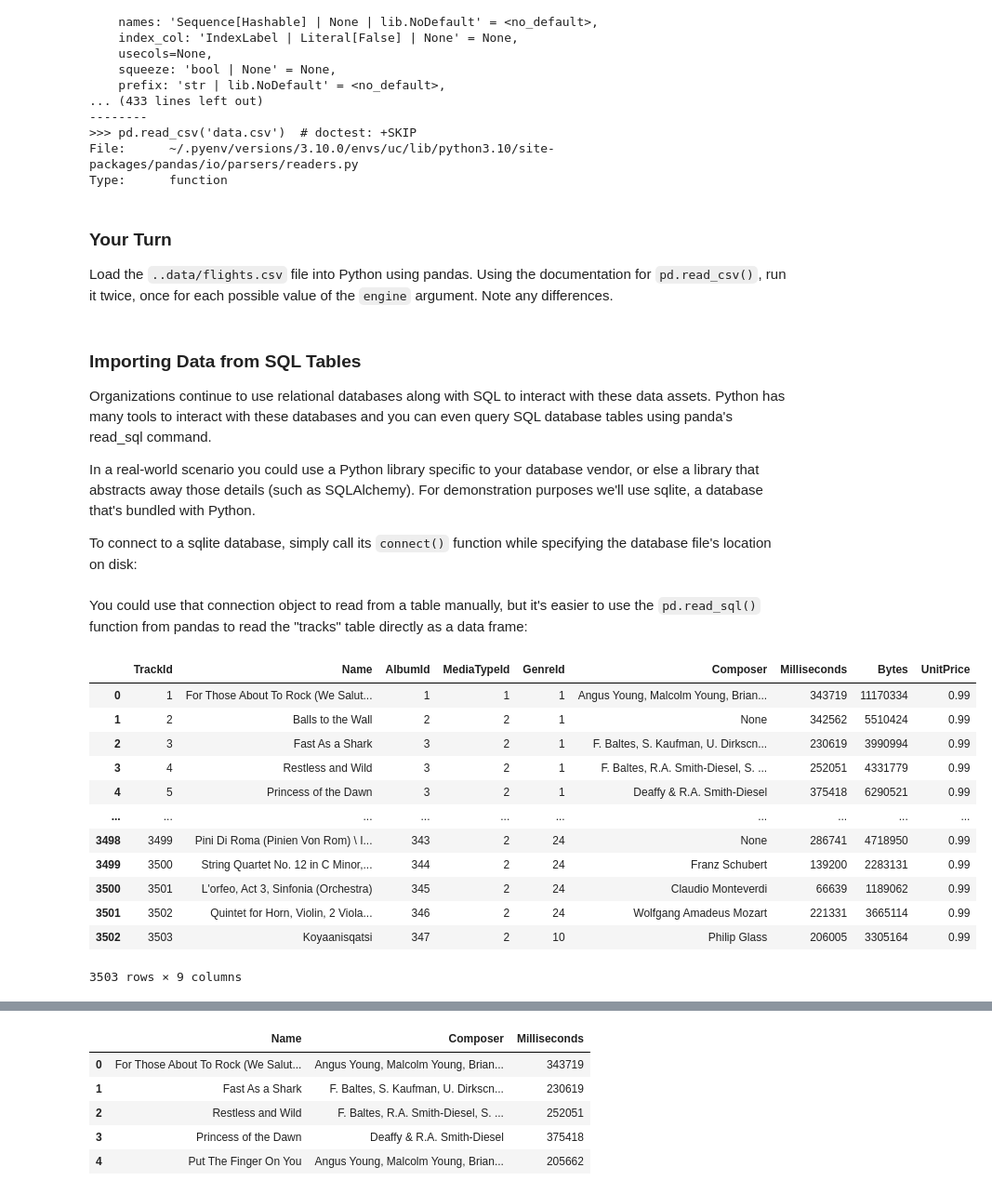
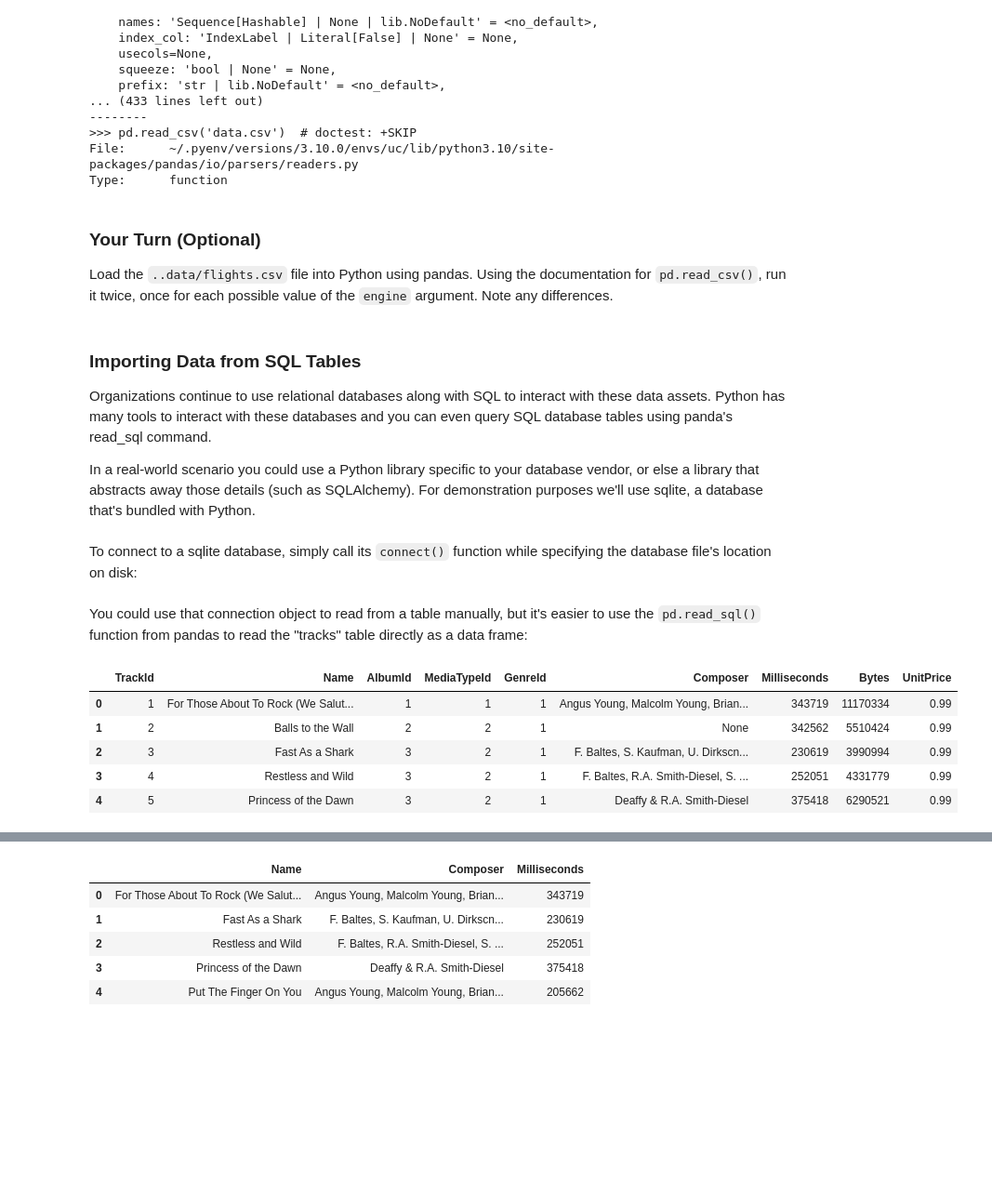
Before and after one commit to uc-python/python-training-cincinnati-insurance, a Jupyter notebook: notebooks/09-Importing-Data.ipynb, the cells around one changed output, grey strips where cells are left out. Shown: that part at 93% size. Cells and saved outputs as stored; diff of their text form; code cells hidden in the pictures; blank space fills up the shorter version.

```diff
--- a/notebooks/09-Importing-Data.ipynb
+++ b/notebooks/09-Importing-Data.ipynb
@@ -122,7 +128,7 @@ pd.read_csv(
 File:      ~/.pyenv/versions/3.10.0/envs/uc/lib/python3.10/site-packages/pandas/io/parsers/readers.py
 Type:      function
 # %% [markdown]
-### Your Turn
+### Your Turn (Optional)
 
 Load the `..data/flights.csv` file into Python using pandas. Using the documentation for `pd.read_csv()`, run it twice, once for each possible value of the `engine` argument. Note any differences.
 # %% [markdown]
@@ -131,8 +137,8 @@ Load the `..data/flights.csv` file into Python using pandas. Using the documenta
 Organizations continue to use relational databases along with SQL to interact with these data assets. Python has many tools to interact with these databases and you can even query SQL database tables using panda's read_sql command.
 
 In a real-world scenario you could use a Python library specific to your database vendor, or else a library that abstracts away those details (such as SQLAlchemy). For demonstration purposes we'll use sqlite, a database that's bundled with Python.
-
-To connect to a sqlite database, simply call its `connect()` function while specifying the database file's location on disk:
+# %% [markdown]
+To connect to a sqlite database, simply call its `connect()` function while specifying the database file's location on disk:
 # %%
 import sqlite3
 
@@ -140,19 +146,12 @@ con = sqlite3.connect("../data/chinook.db")
 # %% [markdown]
 You could use that connection object to read from a table manually, but it's easier to use the `pd.read_sql()` function from pandas to read the "tracks" table directly as a data frame:
 # %%
-pd.read_sql("select * from tracks", con=con)
+pd.read_sql("select * from tracks", con=con).head()
 # %% [output]
 |  | TrackId | Name | AlbumId | MediaTypeId | GenreId | Composer | Milliseconds | Bytes | UnitPrice |
 | 0 | 1 | For Those About To Rock (We Salut... | 1 | 1 | 1 | Angus Young, Malcolm Young, Brian... | 343719 | 11170334 | 0.99 |
 | 1 | 2 | Balls to the Wall | 2 | 2 | 1 | None | 342562 | 5510424 | 0.99 |
 | 2 | 3 | Fast As a Shark | 3 | 2 | 1 | F. Baltes, S. Kaufman, U. Dirkscn... | 230619 | 3990994 | 0.99 |
 | 3 | 4 | Restless and Wild | 3 | 2 | 1 | F. Baltes, R.A. Smith-Diesel, S. ... | 252051 | 4331779 | 0.99 |
 | 4 | 5 | Princess of the Dawn | 3 | 2 | 1 | Deaffy & R.A. Smith-Diesel | 375418 | 6290521 | 0.99 |
-| ... | ... | ... | ... | ... | ... | ... | ... | ... | ... |
-| 3498 | 3499 | Pini Di Roma (Pinien Von Rom) \ I... | 343 | 2 | 24 | None | 286741 | 4718950 | 0.99 |
-| 3499 | 3500 | String Quartet No. 12 in C Minor,... | 344 | 2 | 24 | Franz Schubert | 139200 | 2283131 | 0.99 |
-| 3500 | 3501 | L'orfeo, Act 3, Sinfonia (Orchestra) | 345 | 2 | 24 | Claudio Monteverdi | 66639 | 1189062 | 0.99 |
-| 3501 | 3502 | Quintet for Horn, Violin, 2 Viola... | 346 | 2 | 24 | Wolfgang Amadeus Mozart | 221331 | 3665114 | 0.99 |
-| 3502 | 3503 | Koyaanisqatsi | 347 | 2 | 10 | Philip Glass | 206005 | 3305164 | 0.99 |
-3503 rows × 9 columns
 # %% [markdown]
```
Also changed, not shown: parts of 20 cells of this notebook, 1 other file.
